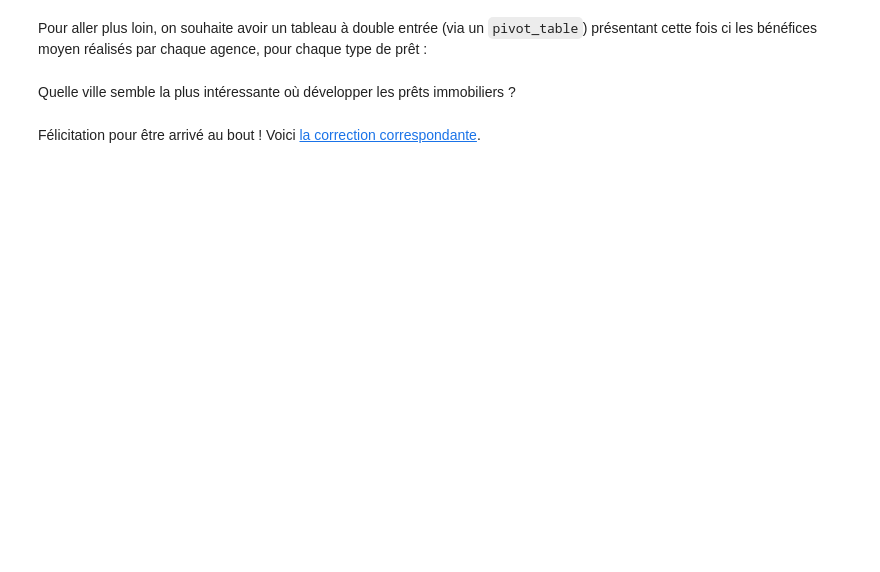
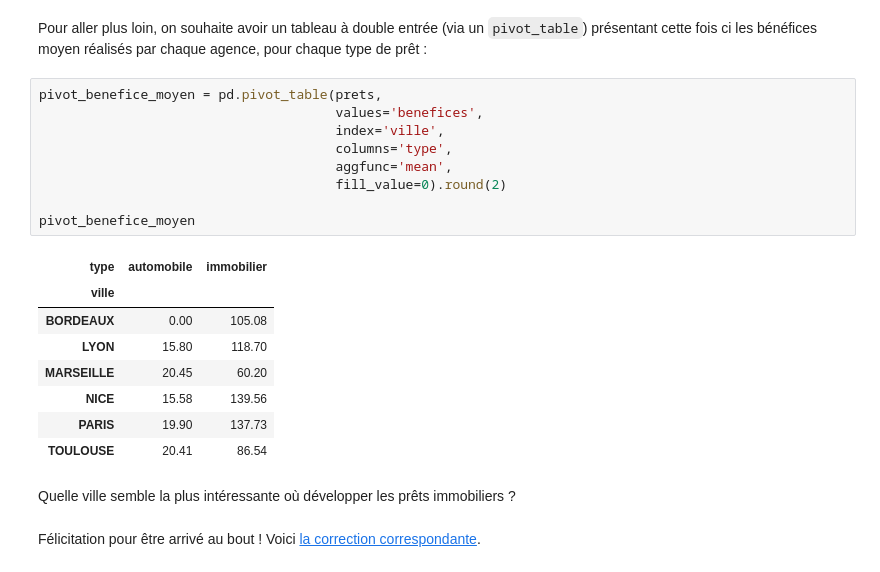
Before and after one commit to jfcwebcraft/jfcwebcraft, a Jupyter notebook: notebooks/P2/P2C4 - Agrégez des données avec Pandas.ipynb, the cells around one changed output. Drawn from its saved outputs; the diff is of its cells as text; blank space fills up the shorter version.

```diff
--- a/notebooks/P2/P2C4 - Agrégez des données avec Pandas.ipynb
+++ b/notebooks/P2/P2C4 - Agrégez des données avec Pandas.ipynb
@@ -48,5 +88,23 @@ Calculez le bénéfice dégagé par chacune de nos agences, par types de prêts.
 # %% [markdown]
 Pour aller plus loin, on souhaite avoir un tableau à double entrée (via un `pivot_table`) présentant cette fois ci les bénéfices moyen réalisés par chaque agence, pour chaque type de prêt :
+# %%
+pivot_benefice_moyen = pd.pivot_table(prets,
+                                      values='benefices',
+                                      index='ville',
+                                      columns='type',
+                                      aggfunc='mean',
+                                      fill_value=0).round(2)
+
+pivot_benefice_moyen
+# %% [output]
+| type | automobile | immobilier |
+| ville |  |  |
+| BORDEAUX | 0.00 | 105.08 |
+| LYON | 15.80 | 118.70 |
+| MARSEILLE | 20.45 | 60.20 |
+| NICE | 15.58 | 139.56 |
+| PARIS | 19.90 | 137.73 |
+| TOULOUSE | 20.41 | 86.54 |
 # %% [markdown]
 Quelle ville semble la plus intéressante où développer les prêts immobiliers ?
 # %% [markdown]
```
Also changed, not shown: parts of 5 cells of this notebook.
